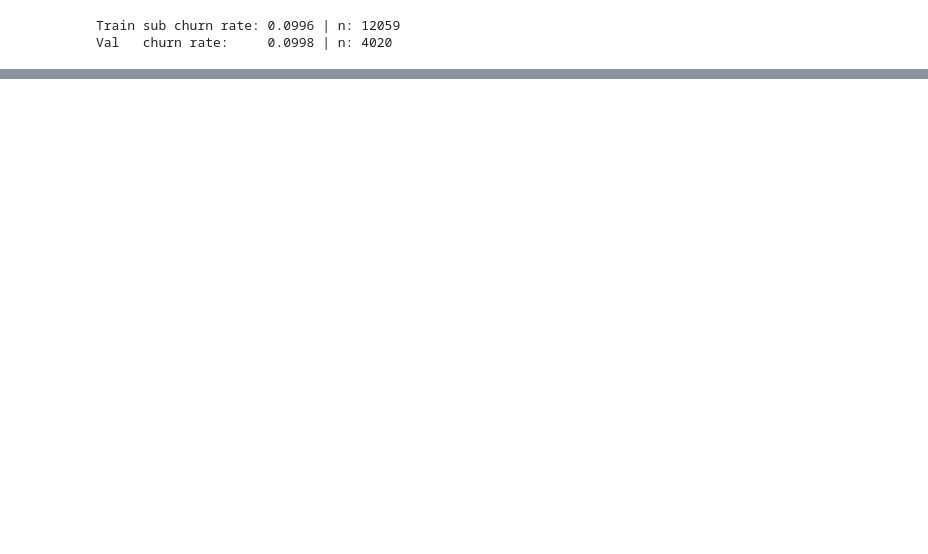
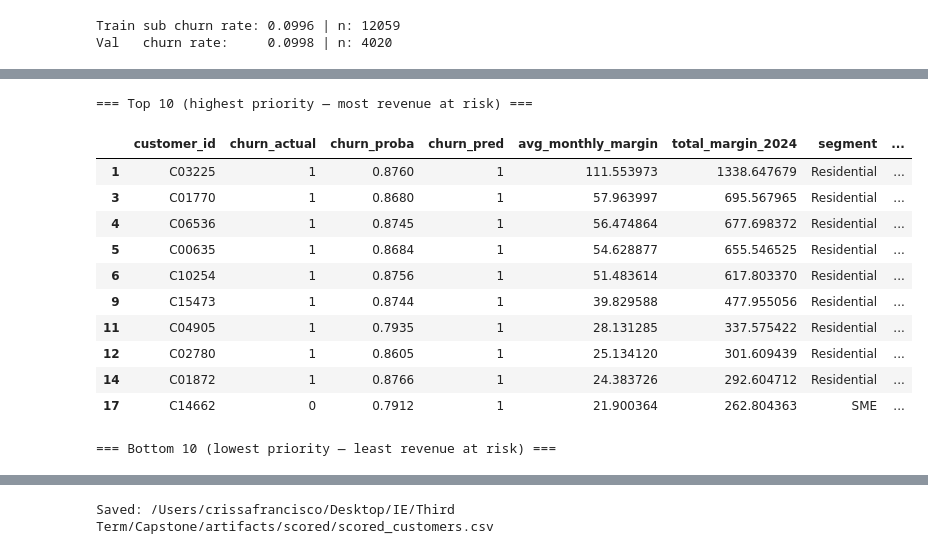
Before and after one commit to rawad-yared/bcgx-spanishgas-g1, a Jupyter notebook: notebooks/02_modeling.ipynb, the cells around one changed output, grey strips where cells are left out. Saved outputs shown, nothing was run; the diff lists cells and outputs as text; code cells hidden in the pictures; blank space fills up the shorter version.

```diff
--- a/notebooks/02_modeling.ipynb
+++ b/notebooks/02_modeling.ipynb
@@ -1689,0 +1673,22 @@ Output columns:
+# %%
+flagged = scored[scored["churn_pred"] == 1].sort_values("expected_monthly_loss", ascending=False)
+
+print("=== Top 10 (highest priority — most revenue at risk) ===")
+display(flagged.head(10))
+
+print("\n=== Bottom 10 (lowest priority — least revenue at risk) ===")
+display(flagged.tail(10))
+# %% [output]
+=== Top 10 (highest priority — most revenue at risk) ===
+|  | customer_id | churn_actual | churn_proba | churn_pred | avg_monthly_margin | total_margin_2024 | segment | ... |
+| 1 | C03225 | 1 | 0.8760 | 1 | 111.553973 | 1338.647679 | Residential | ... |
+| 3 | C01770 | 1 | 0.8680 | 1 | 57.963997 | 695.567965 | Residential | ... |
+| 4 | C06536 | 1 | 0.8745 | 1 | 56.474864 | 677.698372 | Residential | ... |
+| 5 | C00635 | 1 | 0.8684 | 1 | 54.628877 | 655.546525 | Residential | ... |
+| 6 | C10254 | 1 | 0.8756 | 1 | 51.483614 | 617.803370 | Residential | ... |
+| 9 | C15473 | 1 | 0.8744 | 1 | 39.829588 | 477.955056 | Residential | ... |
+| 11 | C04905 | 1 | 0.7935 | 1 | 28.131285 | 337.575422 | Residential | ... |
+| 12 | C02780 | 1 | 0.8605 | 1 | 25.134120 | 301.609439 | Residential | ... |
+| 14 | C01872 | 1 | 0.8766 | 1 | 24.383726 | 292.604712 | Residential | ... |
+| 17 | C14662 | 0 | 0.7912 | 1 | 21.900364 | 262.804363 | SME | ... |
+=== Bottom 10 (lowest priority — least revenue at risk) ===
@@ -1690,3 +1706,18 @@ Output columns:
+# %%
+# --- Step 6: Export ---
+from pathlib import Path
+
+if "ARTIFACTS_DIR" not in dir():
+    ARTIFACTS_DIR = Path.cwd() / "artifacts"
+    print(f"ARTIFACTS_DIR not defined — defaulting to: {ARTIFACTS_DIR}")
+
+(ARTIFACTS_DIR / "scored").mkdir(parents=True, exist_ok=True)
+
+out_path = ARTIFACTS_DIR / "scored" / "scored_customers.csv"
+scored.to_csv(out_path, index=False)
+print("Saved:", out_path)
+# %% [output]
+Saved: /Users/crissafrancisco/Desktop/IE/Third Term/Capstone/artifacts/scored/scored_customers.csv
 # %% [markdown]
 ## 11. Feature Importance (Champion Model)
 
```
Also changed, not shown: parts of 31 cells of this notebook, 4 other files.
